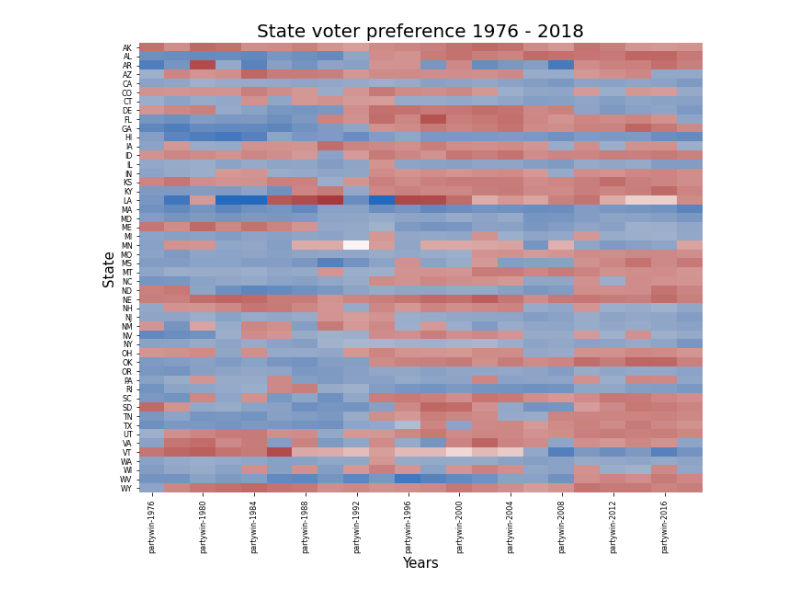
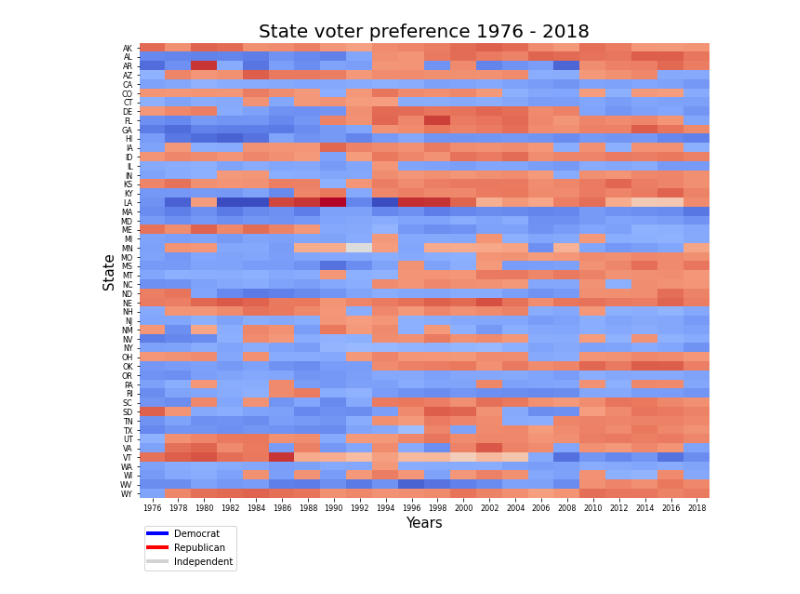
Before and after one commit to SandraLeriche/us-elections, a Jupyter notebook: Python_scripts/historical_swing_states.ipynb, the cells around one changed output. Cells and saved outputs as stored; diff of their text form; code cells hidden in the pictures.

```diff
--- a/Python_scripts/historical_swing_states.ipynb
+++ b/Python_scripts/historical_swing_states.ipynb
@@ -50,7 +51,7 @@ print (results)
 [29636 rows x 4 columns]
 # %%
 #pivot table to calculate state preferred party
-pivot = pd.pivot_table(results, values = 'percvotes', index = ['year', 'state_po'], columns = 'party')
+pivot = pd.pivot_table(results, values = 'percvotes', index = ['year', 'state_po'], columns = 'party').fillna(0)
 print(pivot)
 # %% [output]
 party          democrat     other  republican
@@ -157,14 +160,24 @@ WY        0.603490  0.635857
 
 [50 rows x 22 columns]
 # %%
+#create the heatmap with red colour for republican and blue for democrat, rename axes and tick labels to overcome multi-indexing header formatting
 fig, ax = plt.subplots(figsize=(11, 9))
-h = sns.heatmap(df, cmap = 'vlag', xticklabels = 2, yticklabels = 1, cbar = False)
+h = sns.heatmap(df, cmap = 'coolwarm', xticklabels = 1, yticklabels = 1, cbar = False)
 plt.title('State voter preference 1976 - 2018', fontsize = 20) # title with fontsize 20
 plt.xlabel('Years', fontsize = 15) # x-axis label with fontsize 15
 plt.ylabel('State', fontsize = 15) # y-axis label with fontsize 15
+trunc = lambda x: x.strip("()").split("-")[1]
+tl = [trunc(t.get_text()) for t in ax.get_xticklabels()]
+ax.set_xticklabels(tl,rotation=0);
 plt.xticks(fontsize = 8)
 plt.yticks(fontsize = 8)
 
+#create a custom legend for plot readability
+custom_lines = [Line2D([0], [0], color='b', lw=4),
+                Line2D([0], [0], color='r', lw=4),
+                Line2D([0], [0], color='lightgray', lw=4)]
+ax.legend(custom_lines, ['Democrat', 'Republican', 'Independent'], loc='upper left', bbox_to_anchor=(0.,-.05))
+
 plt.show()
 # %% [output]
-[figure, old version]
+[figure, new version]
```
Also changed, not shown: parts of 3 cells of this notebook.
